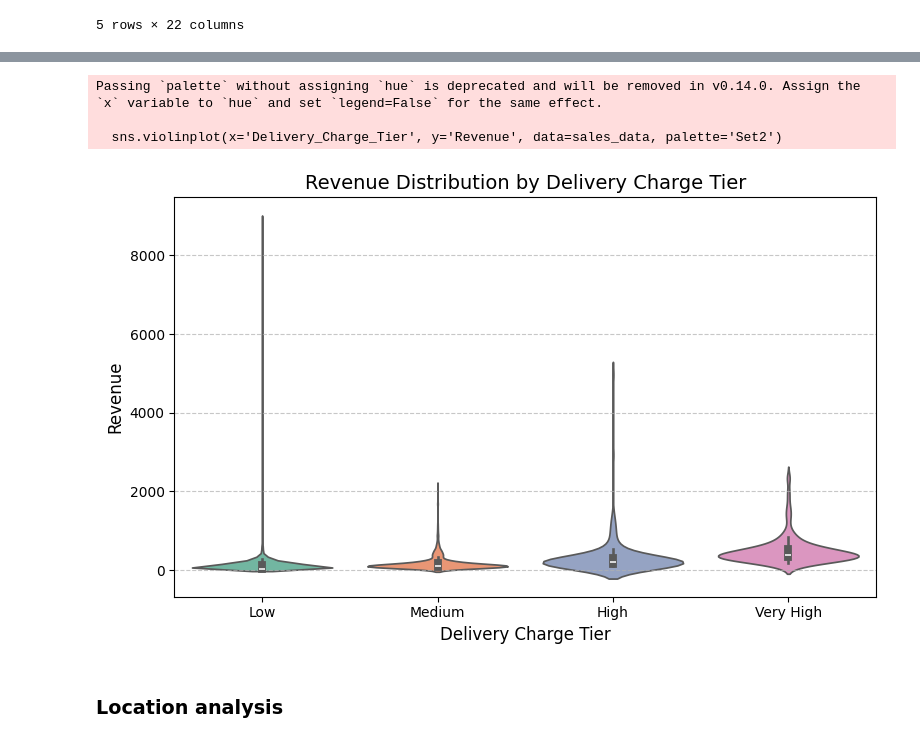
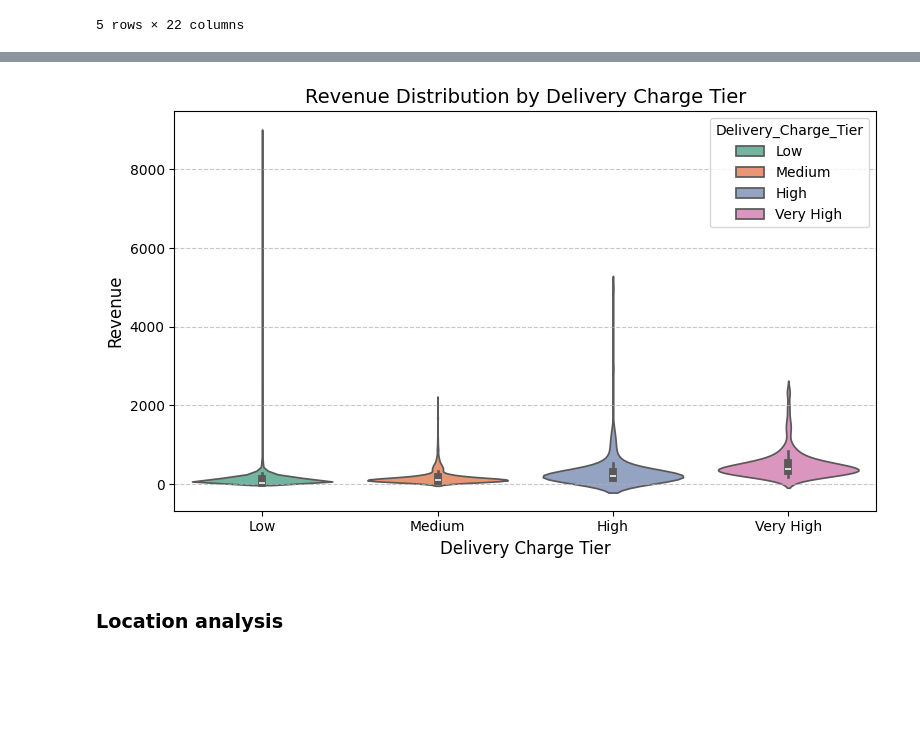
Before and after one commit to SnehalBankar/EDA-E-Commerce-Company, a Jupyter notebook: ecommerce_analysis.ipynb, the cells around one changed output, grey strips where cells are left out. Drawn from its saved outputs; the diff is of its cells as text; code cells hidden in the pictures; blank space fills up the shorter version.

```diff
--- a/ecommerce_analysis.ipynb
+++ b/ecommerce_analysis.ipynb
@@ -1500,18 +1478,15 @@ Passing `palette` without assigning `hue` is deprecated and will be removed in v
 # %%
 # Violin plot to visualize the distribution of revenue in each delivery charge tier
 plt.figure(figsize=(8, 5))
-sns.violinplot(x='Delivery_Charge_Tier', y='Revenue', data=sales_data, palette='Set2')
+sns.violinplot(x='Delivery_Charge_Tier', y='Revenue', data=sales_data, hue='Delivery_Charge_Tier', palette='Set2')
 plt.title('Revenue Distribution by Delivery Charge Tier', fontsize=14)
 plt.xlabel('Delivery Charge Tier', fontsize=12)
 plt.ylabel('Revenue', fontsize=12)
 plt.grid(axis='y', linestyle='--', alpha=0.7)
 plt.tight_layout()
 plt.show()
 # %% [output]
-Passing `palette` without assigning `hue` is deprecated and will be removed in v0.14.0. Assign the `x` variable to `hue` and set `legend=False` for the same effect.
-
-  sns.violinplot(x='Delivery_Charge_Tier', y='Revenue', data=sales_data, palette='Set2')
-[figure, old version]
+[figure, new version]
 # %% [markdown]
 ### Location analysis
 # %%
```
Also changed, not shown: parts of 5 cells of this notebook.
